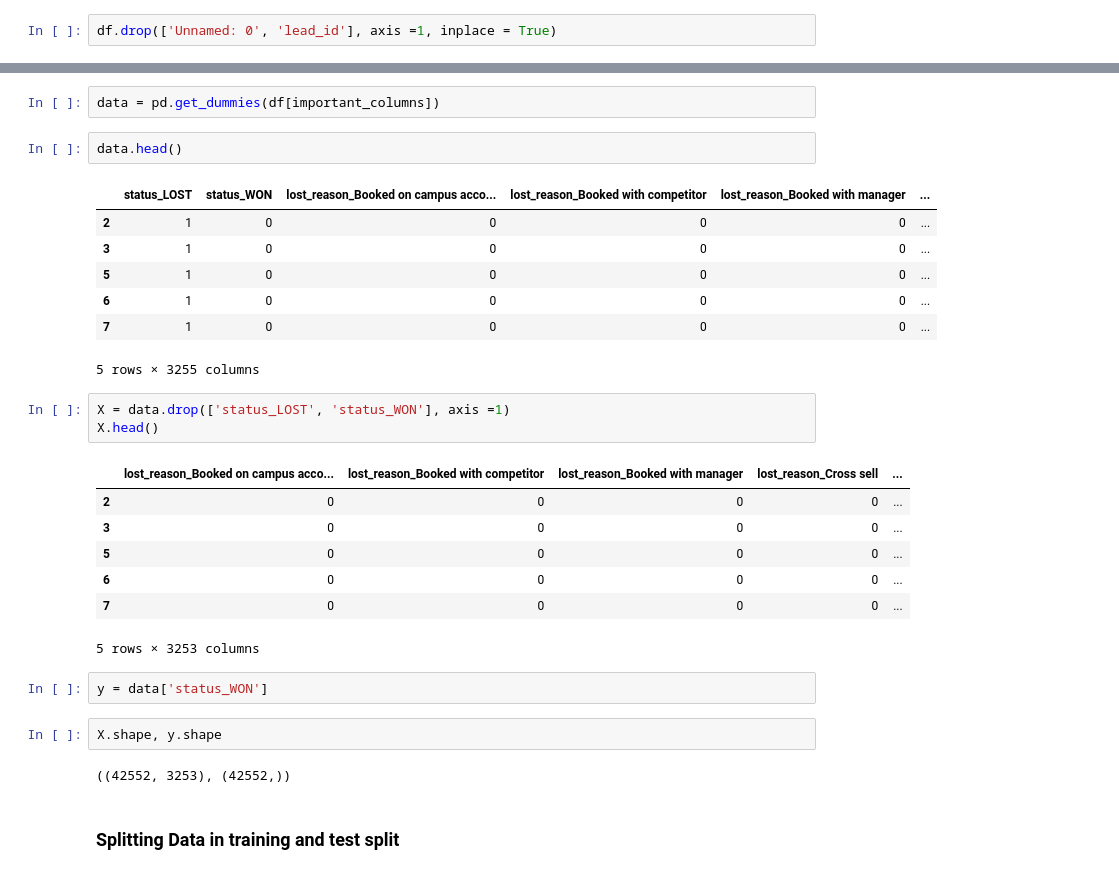
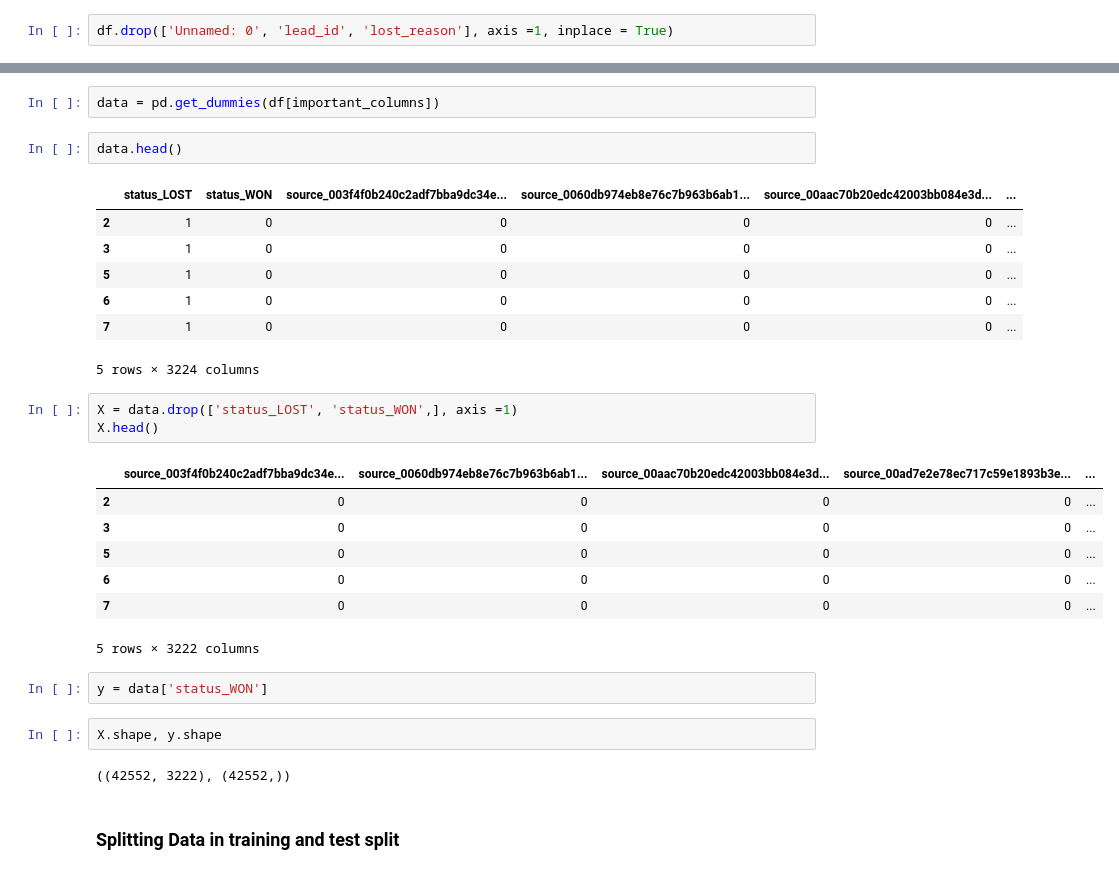
Before and after one commit to ayushs0911/Projects, a Jupyter notebook: Assignment_.ipynb, the cells around one changed output, grey strips where cells are left out. Saved outputs shown, nothing was run; the diff lists cells and outputs as text.

```diff
--- a/Assignment_.ipynb
+++ b/Assignment_.ipynb
@@ -254,5 +254,5 @@ Drooping `Unnamed: 0`, `lead_id`, as it is unique to every booking.
 # %%
-df.drop(['Unnamed: 0', 'lead_id'], axis =1, inplace = True)
+df.drop(['Unnamed: 0', 'lead_id', 'lost_reason'], axis =1, inplace = True)
 # %% [markdown]
 ##Performing Chisquare test
 ChiSquare test is performed for checking dependency between categorical to categorical variables.
@@ -296,30 +295,30 @@ data = pd.get_dummies(df[important_columns])
 # %%
 data.head()
 # %% [output]
-|  | status_LOST | status_WON | lost_reason_Booked on campus acco... | lost_reason_Booked with competitor | lost_reason_Booked with manager | ... |
+|  | status_LOST | status_WON | source_003f4f0b240c2adf7bba9dc34e... | source_0060db974eb8e76c7b963b6ab1... | source_00aac70b20edc42003bb084e3d... | ... |
 | 2 | 1 | 0 | 0 | 0 | 0 | ... |
 | 3 | 1 | 0 | 0 | 0 | 0 | ... |
 | 5 | 1 | 0 | 0 | 0 | 0 | ... |
 | 6 | 1 | 0 | 0 | 0 | 0 | ... |
 | 7 | 1 | 0 | 0 | 0 | 0 | ... |
-5 rows × 3255 columns
+5 rows × 3224 columns
 # %%
-X = data.drop(['status_LOST', 'status_WON'], axis =1)
+X = data.drop(['status_LOST', 'status_WON',], axis =1)
 X.head()
 # %% [output]
-|  | lost_reason_Booked on campus acco... | lost_reason_Booked with competitor | lost_reason_Booked with manager | lost_reason_Cross sell | ... |
+|  | source_003f4f0b240c2adf7bba9dc34e... | source_0060db974eb8e76c7b963b6ab1... | source_00aac70b20edc42003bb084e3d... | source_00ad7e2e78ec717c59e1893b3e... | ... |
 | 2 | 0 | 0 | 0 | 0 | ... |
 | 3 | 0 | 0 | 0 | 0 | ... |
 | 5 | 0 | 0 | 0 | 0 | ... |
 | 6 | 0 | 0 | 0 | 0 | ... |
 | 7 | 0 | 0 | 0 | 0 | ... |
-5 rows × 3253 columns
+5 rows × 3222 columns
 # %%
 y = data['status_WON']
 # %%
 X.shape, y.shape
 # %% [output]
-((42552, 3253), (42552,))
+((42552, 3222), (42552,))
 # %% [markdown]
 ### Splitting Data in training and test split
 # %%
```
Also changed, not shown: parts of 24 cells of this notebook.
